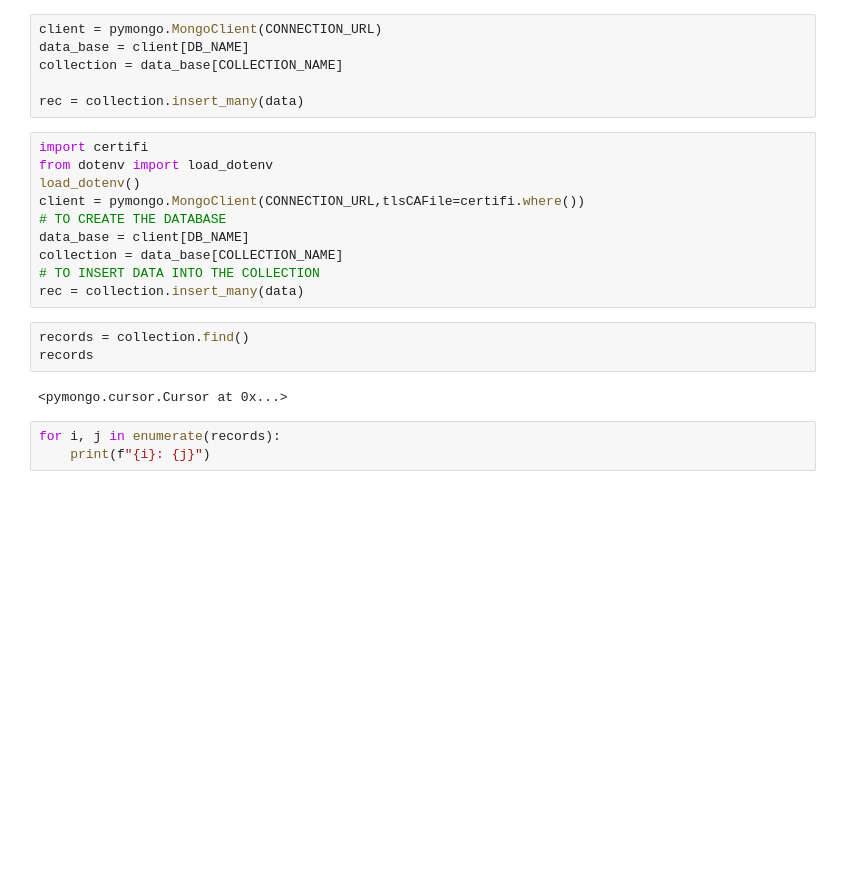
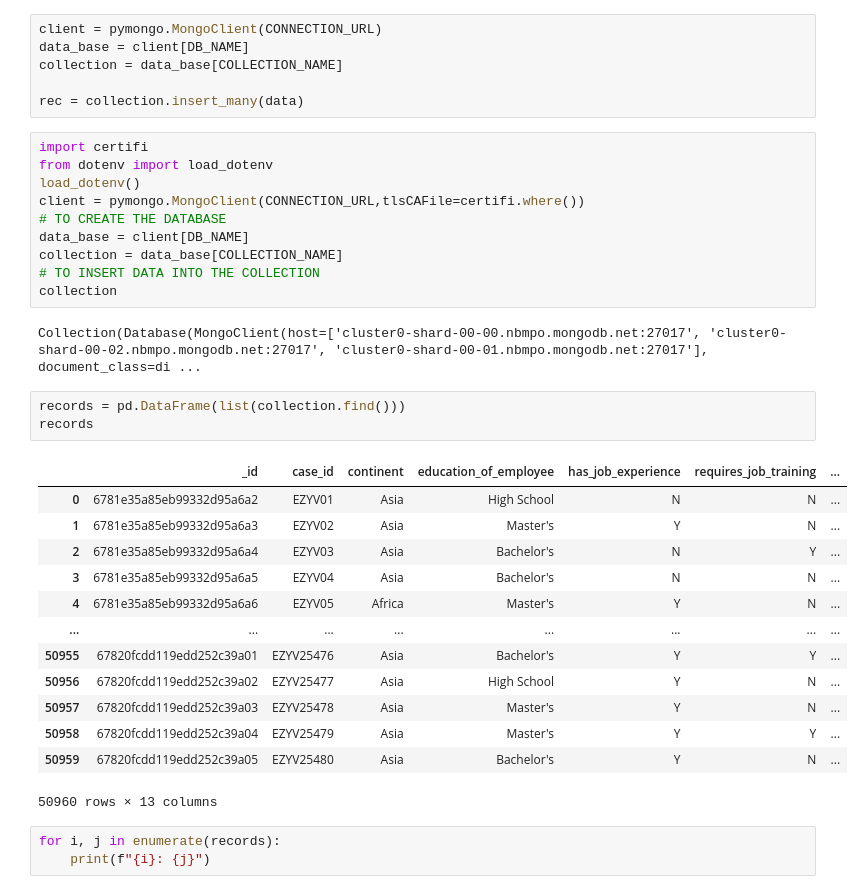
Before and after one commit to Chaithanya1335/Production_Ready_US_Visa_Approval_Classification_project, a Jupyter notebook: notebooks/mongodb_demo.ipynb, the cells around one changed output. Saved outputs shown, nothing was run; the diff lists cells and outputs as text; blank space fills up the shorter version.

Commit message:
Data Validation

```diff
--- a/notebooks/mongodb_demo.ipynb
+++ b/notebooks/mongodb_demo.ipynb
@@ -73,12 +73,26 @@ client = pymongo.MongoClient(CONNECTION_URL,tlsCAFile=certifi.where())
 data_base = client[DB_NAME]
 collection = data_base[COLLECTION_NAME]
 # TO INSERT DATA INTO THE COLLECTION
-rec = collection.insert_many(data)
+collection
+# %% [output]
+Collection(Database(MongoClient(host=['cluster0-shard-00-00.nbmpo.mongodb.net:27017', 'cluster0-shard-00-02.nbmpo.mongodb.net:27017', 'cluster0-shard-00-01.nbmpo.mongodb.net:27017'], document_class=di ...
 # %%
-records = collection.find()
+records = pd.DataFrame(list(collection.find()))
 records
 # %% [output]
+|  | _id | case_id | continent | education_of_employee | has_job_experience | requires_job_training | ... |
+| 0 | 6781e35a85eb99332d95a6a2 | EZYV01 | Asia | High School | N | N | ... |
+| 1 | 6781e35a85eb99332d95a6a3 | EZYV02 | Asia | Master's | Y | N | ... |
+| 2 | 6781e35a85eb99332d95a6a4 | EZYV03 | Asia | Bachelor's | N | Y | ... |
+| 3 | 6781e35a85eb99332d95a6a5 | EZYV04 | Asia | Bachelor's | N | N | ... |
+| 4 | 6781e35a85eb99332d95a6a6 | EZYV05 | Africa | Master's | Y | N | ... |
+| ... | ... | ... | ... | ... | ... | ... | ... |
+| 50955 | 67820fcdd119edd252c39a01 | EZYV25476 | Asia | Bachelor's | Y | Y | ... |
+| 50956 | 67820fcdd119edd252c39a02 | EZYV25477 | Asia | High School | Y | N | ... |
+| 50957 | 67820fcdd119edd252c39a03 | EZYV25478 | Asia | Master's | Y | N | ... |
+| 50958 | 67820fcdd119edd252c39a04 | EZYV25479 | Asia | Master's | Y | Y | ... |
+| 50959 | 67820fcdd119edd252c39a05 | EZYV25480 | Asia | Bachelor's | Y | N | ... |
-<pymongo.cursor.Cursor at 0x...>
+50960 rows × 13 columns
 # %%
 for i, j in enumerate(records):
     print(f"{i}: {j}")
```
Also changed, not shown: 12 other files.
